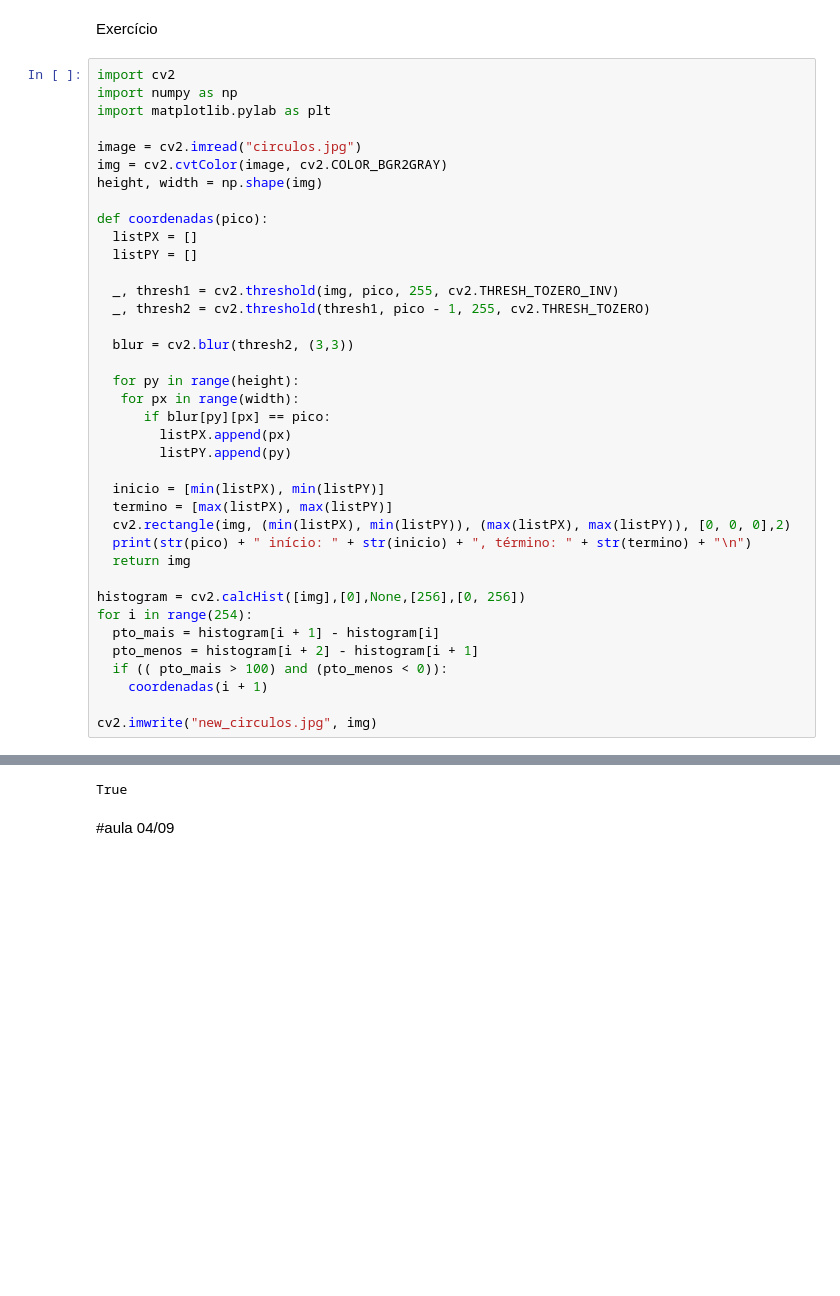
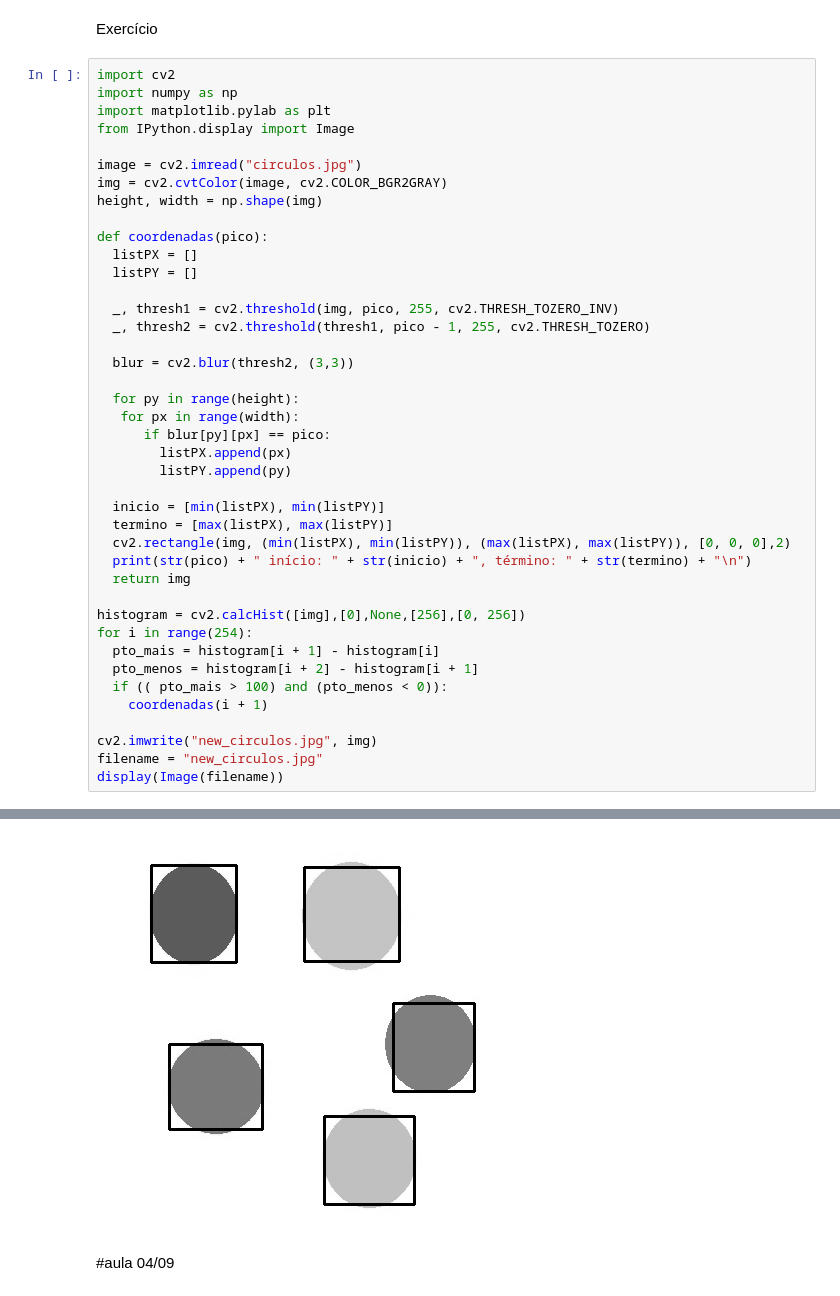
Before and after one commit to IgorB99/aula_robotica, a Jupyter notebook: aula_robotica_2020.ipynb, the cells around one changed output, grey strips where cells are left out. Drawn from its saved outputs; the diff is of its cells as text; blank space fills up the shorter version.

```diff
--- a/aula_robotica_2020.ipynb
+++ b/aula_robotica_2020.ipynb
@@ -81,6 +81,7 @@ Exercício
 import cv2
 import numpy as np
 import matplotlib.pylab as plt
+from IPython.display import Image
 
 image = cv2.imread("circulos.jpg")
 img = cv2.cvtColor(image, cv2.COLOR_BGR2GRAY)
@@ -98,34 +99,36 @@ def coordenadas(pico):
   for py in range(height):
    for px in range(width):
       if blur[py][px] == pico:
         listPX.append(px)
         listPY.append(py)
 
   inicio = [min(listPX), min(listPY)]
   termino = [max(listPX), max(listPY)]
   cv2.rectangle(img, (min(listPX), min(listPY)), (max(listPX), max(listPY)), [0, 0, 0],2)
   print(str(pico) + " início: " + str(inicio) + ", término: " + str(termino) + "\n")
   return img
 
 histogram = cv2.calcHist([img],[0],None,[256],[0, 256])
 for i in range(254):
   pto_mais = histogram[i + 1] - histogram[i]
   pto_menos = histogram[i + 2] - histogram[i + 1]
   if (( pto_mais > 100) and (pto_menos < 0)):
     coordenadas(i + 1)
 
 cv2.imwrite("new_circulos.jpg", img)
+filename = "new_circulos.jpg"
+display(Image(filename))
 # %% [output]
 91 início: [55, 30], término: [140, 127]
 
 122 início: [73, 209], término: [166, 294]
 
 127 início: [297, 168], término: [378, 256]
 
 192 início: [228, 281], término: [318, 369]
 
 196 início: [208, 32], término: [303, 126]
-True
+[figure, added]
 # %% [markdown]
 #aula 04/09
 # %%
```
